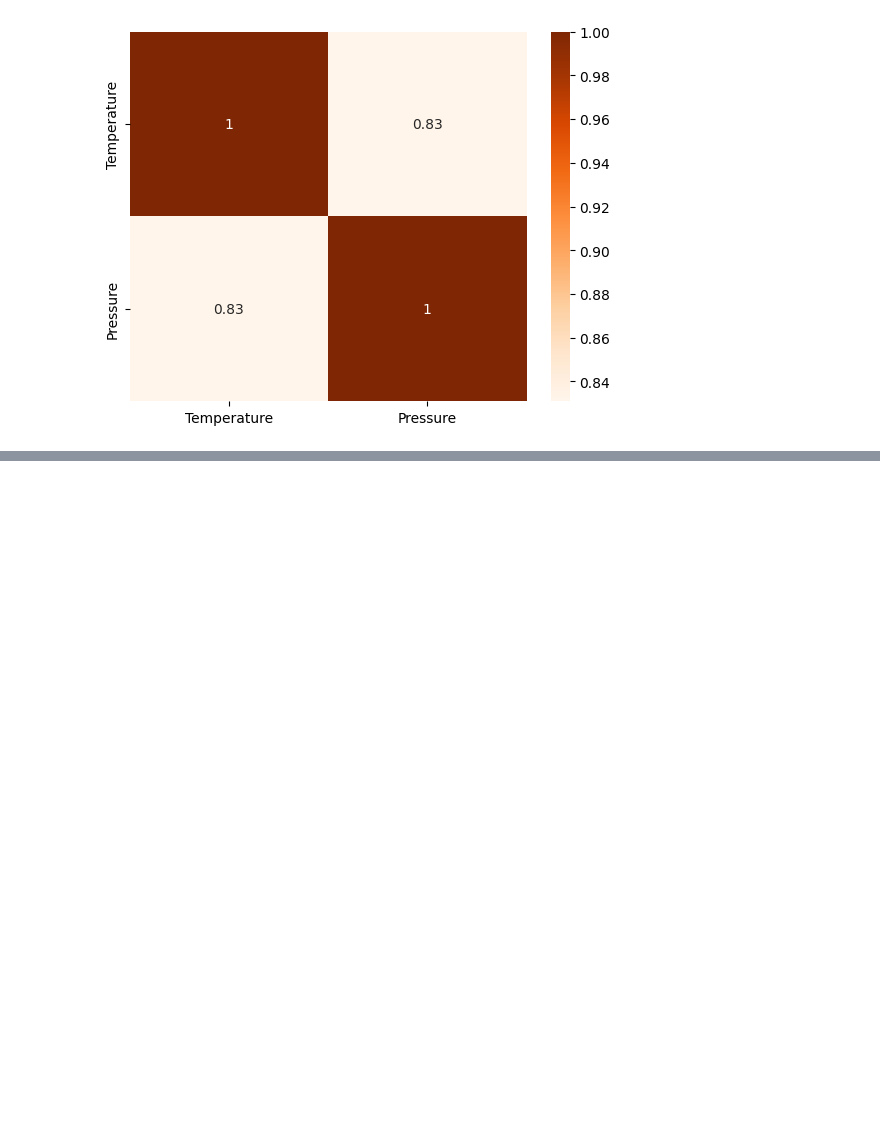
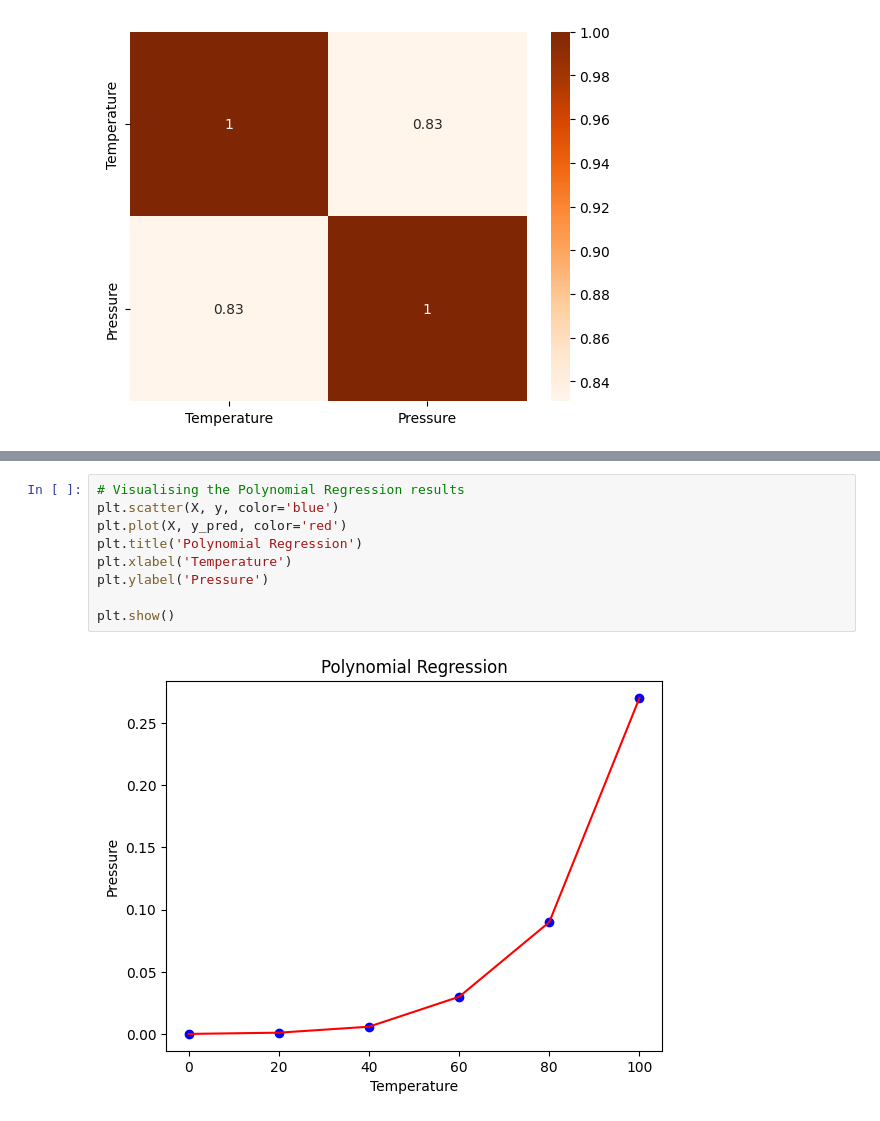
Before and after one commit to rakshume/Machine-Learning, a Jupyter notebook: polynomial regression/temp.ipynb, the cells around one changed output, grey strips where cells are left out. Drawn from its saved outputs; the diff is of its cells as text; blank space fills up the shorter version.

```diff
--- a/polynomial regression/temp.ipynb
+++ b/polynomial regression/temp.ipynb
@@ -125,0 +131,11 @@ NameError: name 'lin' is not defined
+# %%
+# Visualising the Polynomial Regression results
+plt.scatter(X, y, color='blue')
+plt.plot(X, y_pred, color='red')
+plt.title('Polynomial Regression')
+plt.xlabel('Temperature')
+plt.ylabel('Pressure')
+
+plt.show()
+# %% [output]
+[figure, added]
```
Also changed, not shown: parts of 9 cells of this notebook, 8 other files.
